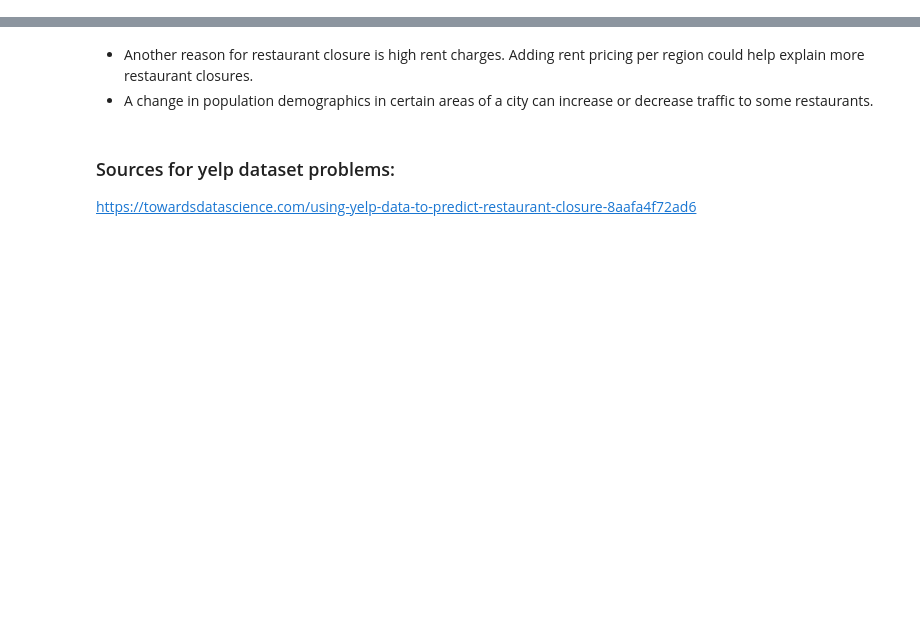
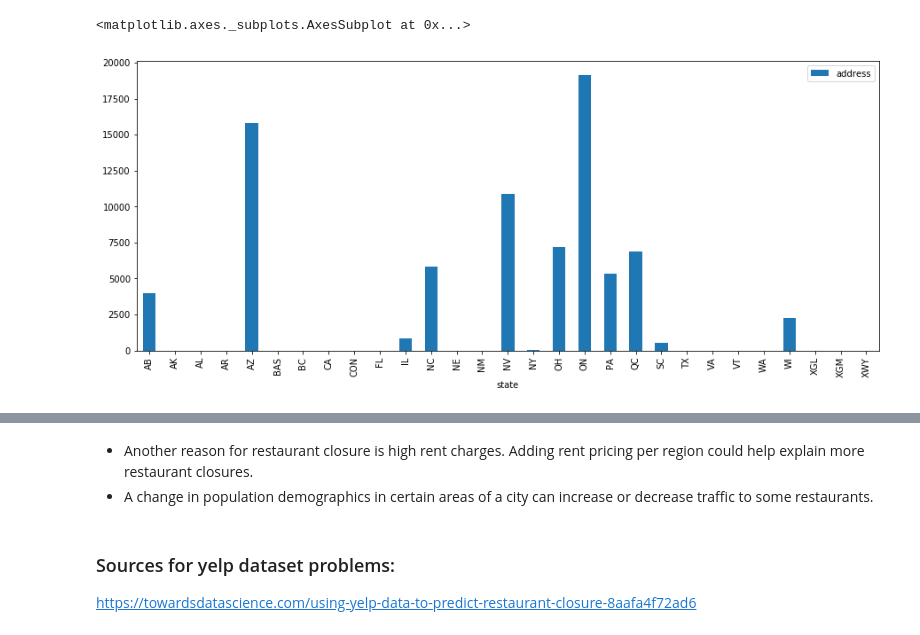
Before and after one commit to raeray/persproj, a Jupyter notebook: eda/Personal Project Data Exploration.ipynb, the cells around one changed output, grey strips where cells are left out. Drawn from its saved outputs; the diff is of its cells as text; code cells hidden in the pictures; blank space fills up the shorter version.

```diff
--- a/eda/Personal Project Data Exploration.ipynb
+++ b/eda/Personal Project Data Exploration.ipynb
@@ -127,0 +217,5 @@ checkin_df.head()
+# %%
+food_df.groupby('state').count().plot.bar(y='address', figsize=(15,6))
+# %% [output]
+<matplotlib.axes._subplots.AxesSubplot at 0x...>
+[figure, added]
```
Also changed, not shown: parts of 57 cells of this notebook.
